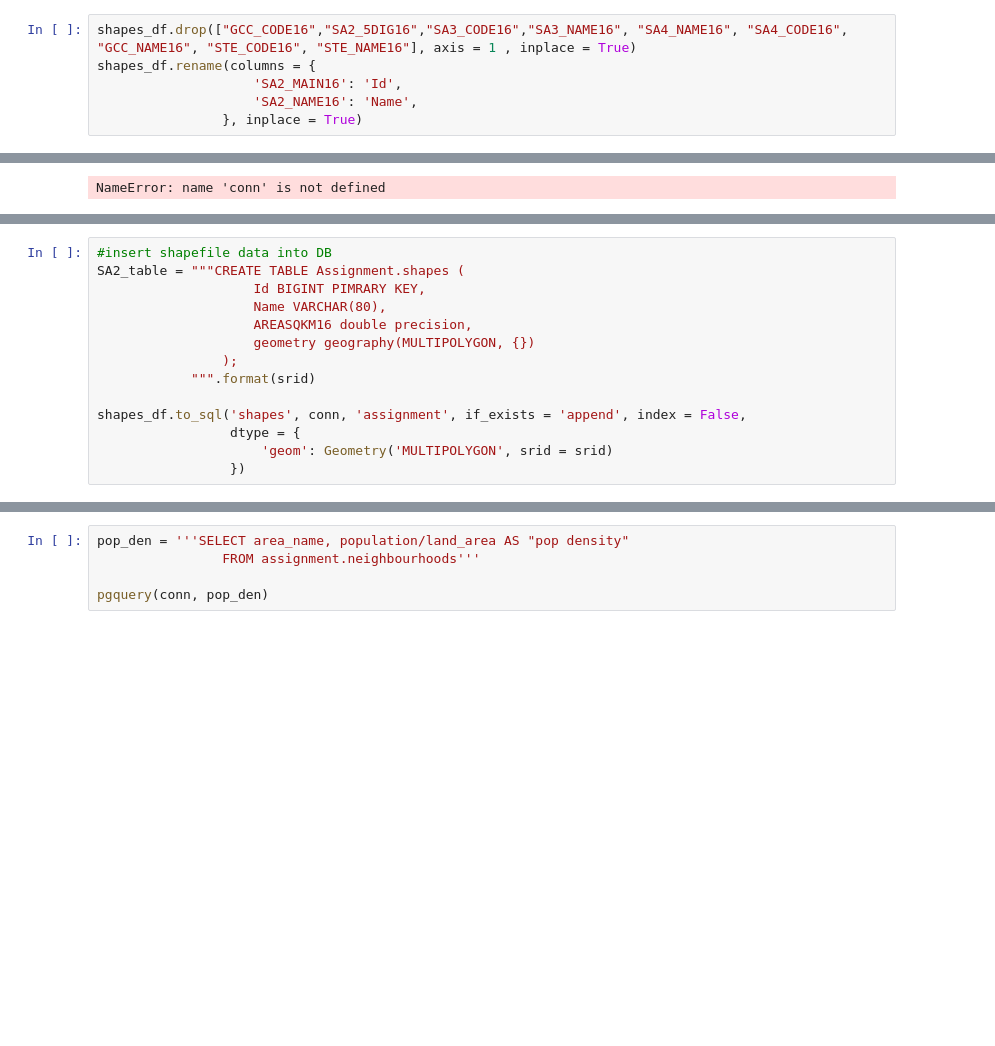
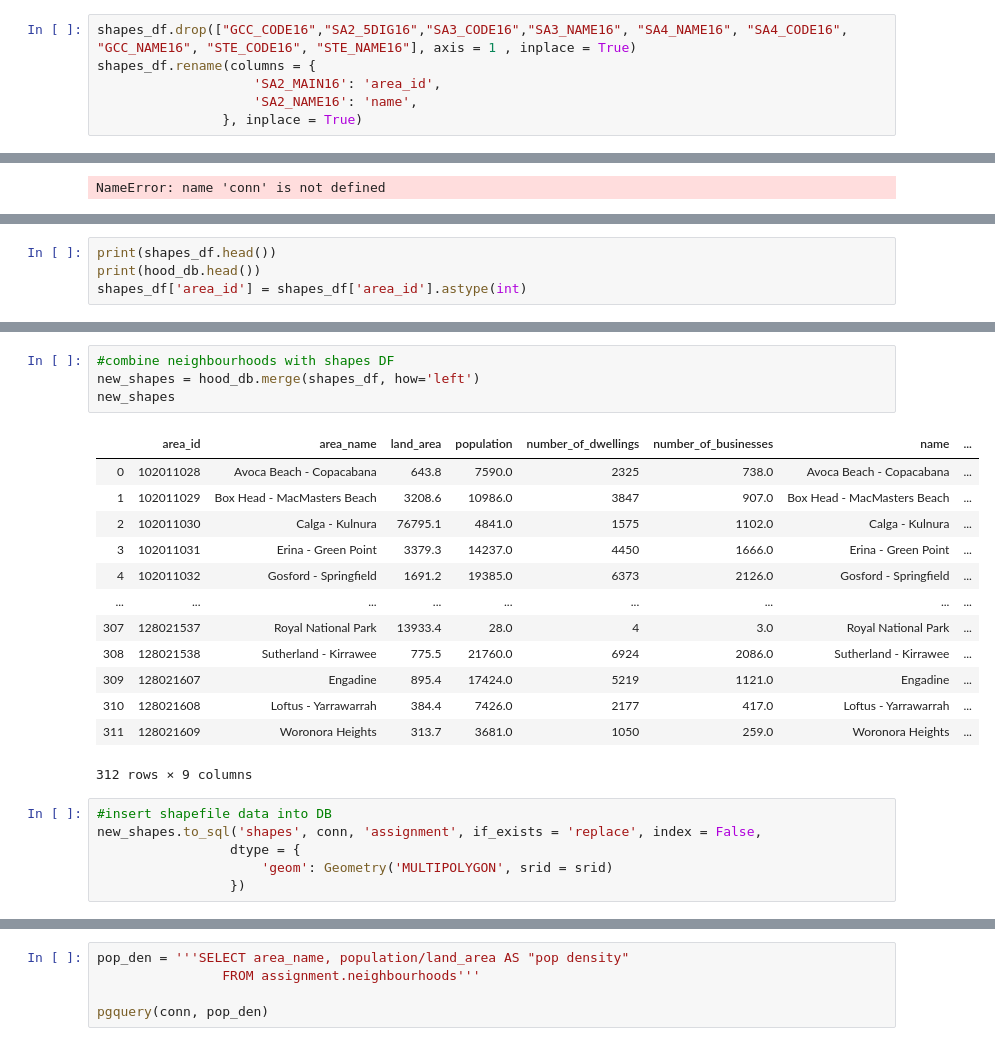
Before and after one commit to Saze10/DATA2901_assignment, a Jupyter notebook: Assignment notebook.ipynb, the cells around one changed output, grey strips where cells are left out. Saved outputs shown, nothing was run; the diff lists cells and outputs as text; blank space fills up the shorter version.

```diff
--- a/Assignment notebook.ipynb
+++ b/Assignment notebook.ipynb
@@ -120,8 +120,8 @@ shapes_df = gpd.read_file("data/SA2_2016_AUST.shp")
 # %%
 shapes_df.drop(["GCC_CODE16","SA2_5DIG16","SA3_CODE16","SA3_NAME16", "SA4_NAME16", "SA4_CODE16", "GCC_NAME16", "STE_CODE16", "STE_NAME16"], axis = 1 , inplace = True)
 shapes_df.rename(columns = {
-                    'SA2_MAIN16': 'Id',
-                    'SA2_NAME16': 'Name',
+                    'SA2_MAIN16': 'area_id',
+                    'SA2_NAME16': 'name',
                 }, inplace = True)
 # %%
 from geoalchemy2 import Geometry, WKTElement
@@ -212,0 +197,4 @@ shapes_df
+# %%
+print(shapes_df.head())
+print(hood_db.head())
+shapes_df['area_id'] = shapes_df['area_id'].astype(int)
@@ -213,14 +219,24 @@ shapes_df
+# %%
+#combine neighbourhoods with shapes DF
+new_shapes = hood_db.merge(shapes_df, how='left')
+new_shapes
+# %% [output]
+|  | area_id | area_name | land_area | population | number_of_dwellings | number_of_businesses | name | ... |
+| 0 | 102011028 | Avoca Beach - Copacabana | 643.8 | 7590.0 | 2325 | 738.0 | Avoca Beach - Copacabana | ... |
+| 1 | 102011029 | Box Head - MacMasters Beach | 3208.6 | 10986.0 | 3847 | 907.0 | Box Head - MacMasters Beach | ... |
+| 2 | 102011030 | Calga - Kulnura | 76795.1 | 4841.0 | 1575 | 1102.0 | Calga - Kulnura | ... |
+| 3 | 102011031 | Erina - Green Point | 3379.3 | 14237.0 | 4450 | 1666.0 | Erina - Green Point | ... |
+| 4 | 102011032 | Gosford - Springfield | 1691.2 | 19385.0 | 6373 | 2126.0 | Gosford - Springfield | ... |
+| ... | ... | ... | ... | ... | ... | ... | ... | ... |
+| 307 | 128021537 | Royal National Park | 13933.4 | 28.0 | 4 | 3.0 | Royal National Park | ... |
+| 308 | 128021538 | Sutherland - Kirrawee | 775.5 | 21760.0 | 6924 | 2086.0 | Sutherland - Kirrawee | ... |
+| 309 | 128021607 | Engadine | 895.4 | 17424.0 | 5219 | 1121.0 | Engadine | ... |
+| 310 | 128021608 | Loftus - Yarrawarrah | 384.4 | 7426.0 | 2177 | 417.0 | Loftus - Yarrawarrah | ... |
+| 311 | 128021609 | Woronora Heights | 313.7 | 3681.0 | 1050 | 259.0 | Woronora Heights | ... |
+312 rows × 9 columns
 # %%
 #insert shapefile data into DB
-SA2_table = """CREATE TABLE Assignment.shapes (
-                    Id BIGINT PIMRARY KEY,
-                    Name VARCHAR(80),
-                    AREASQKM16 double precision,
-                    geometry geography(MULTIPOLYGON, {})
-                );
-            """.format(srid)
-
-shapes_df.to_sql('shapes', conn, 'assignment', if_exists = 'append', index = False,
+new_shapes.to_sql('shapes', conn, 'assignment', if_exists = 'replace', index = False,
                  dtype = {
                      'geom': Geometry('MULTIPOLYGON', srid = srid)
                  })
```
Also changed, not shown: parts of 9 cells of this notebook, 1 other file.
